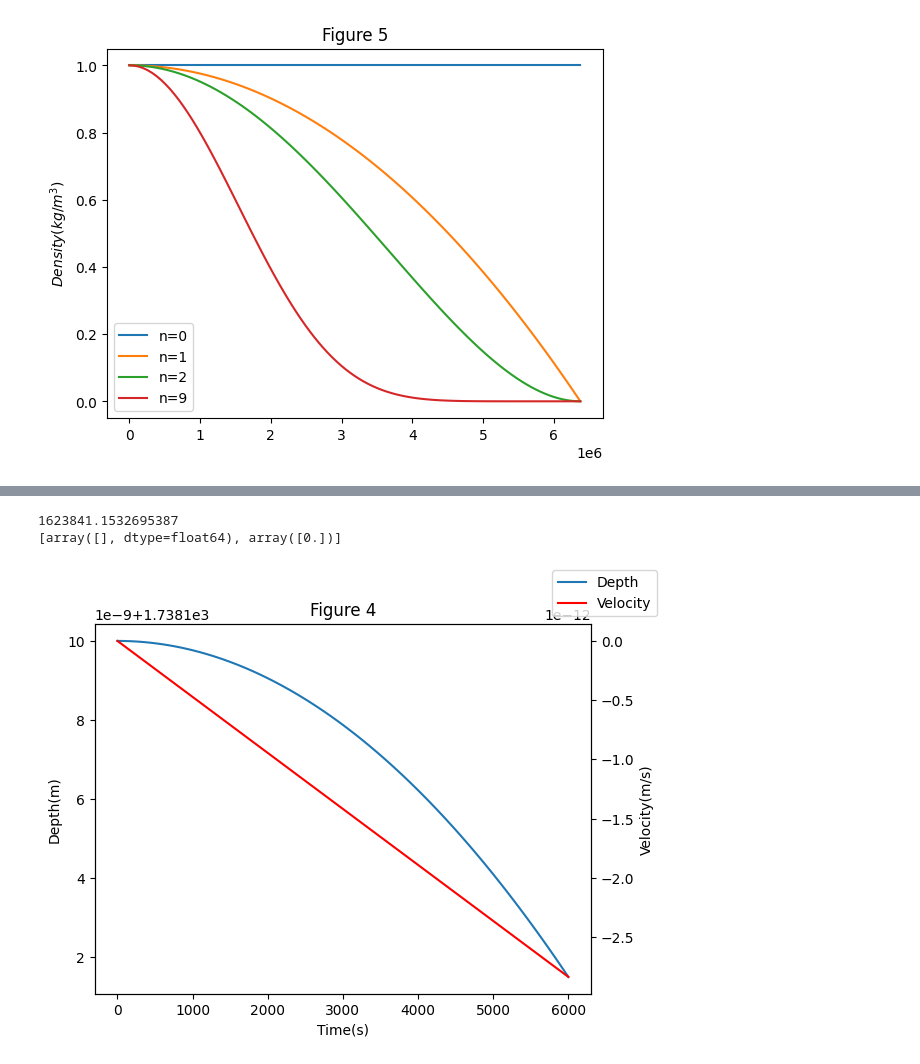
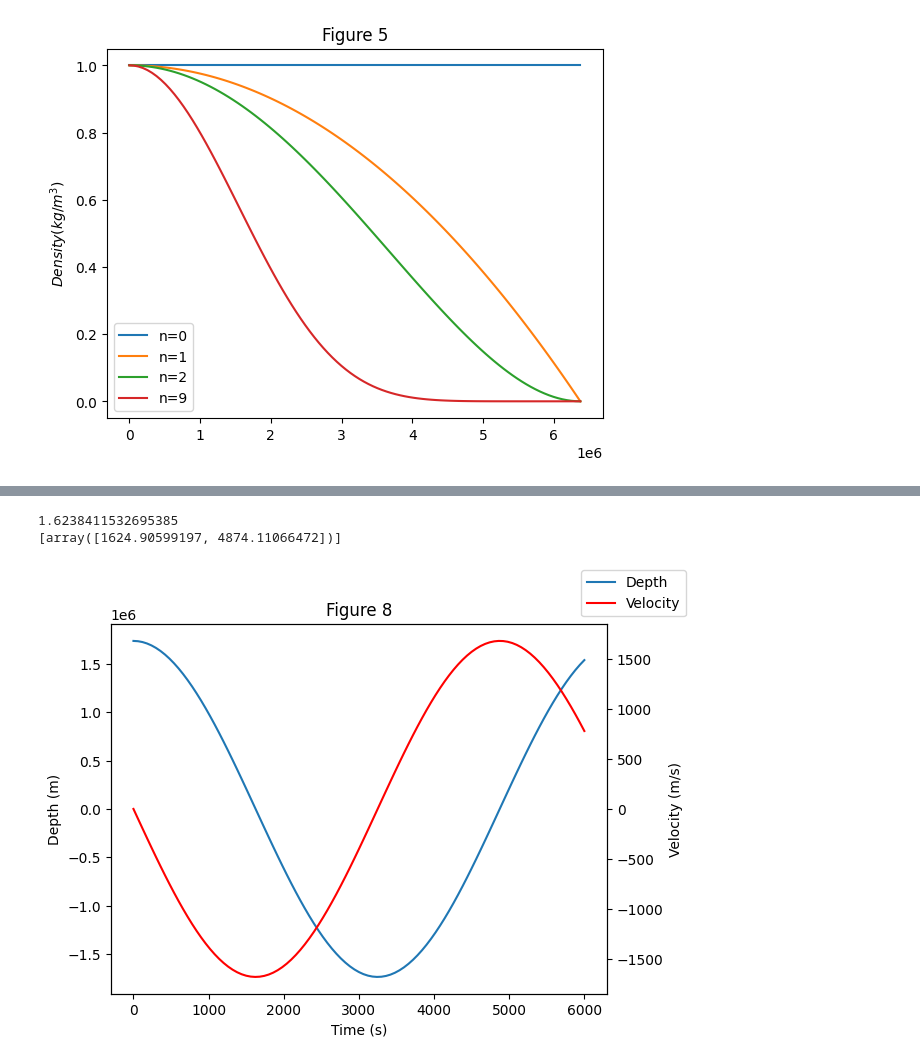
Before and after one commit to duddellasiri/PHYS265-spring25, a Jupyter notebook: Lab2/Lab2.ipynb, the cells around one changed output, grey strips where cells are left out. Drawn from its saved outputs; the diff is of its cells as text; code cells hidden in the pictures.

```diff
--- a/Lab2/Lab2.ipynb
+++ b/Lab2/Lab2.ipynb
@@ -212,19 +198,13 @@ As it is clear from the graph, the test mass hits the bottom before reaching the
 # %%
-#Part(d)
-a = 0.004
-tf = 100
-t = np.linspace(0,tf,101)
-soln = solve_ivp(fun = dragproj_2,
-                          t_span=(0,tf), # tuple
-                          y0=[yx0,yy0,vx0,vy0], #as an arrray
-                          args=(a,g0,2,re,omega),
-                          t_eval = t ,events=[bottom,wall]
-                      )
-yx,yy,vx,vy = soln.y[0],soln.y[1],soln.y[2],soln.y[3]
-t = soln.t
+sol = solve_ivp(omegaEquation, (0,100), [-2.5,0,0,0], args=(0.004,g0,2,re,omega), t_eval = np.linspace(0,100,101),events=[bottom,wall])
+yx,yy,vx,vy = sol.y[0],sol.y[1],sol.y[2],sol.y[3]
+
+t = sol.t
 fig,ax = plt.subplots()
 ax.plot(yy,yx,)
 ax.set_xlabel("Depth(m)")
 ax.set_ylabel("Transverse Position(m)")
-ax.set_title("Figure 3 with thrown from centre and considering drag");
+ax.set_title("Figure 3: Thrown from Center with Drag")
+
+print("Turning on drag results in the mass hitting the wall even sooner.")
 # %% [output]
@@ -351,46 +412,37 @@ ax.set_title("Figure 6");
 # %%
-def dragproj_1(t,s,a,g0,gamma,Re,y0):
-    y,v = s
+def dragEq(t,d,a,gv,gamma,Re,y0):
+    y,v = d
     dydt = v
-    g = (g0*(y/Re))
+    g = (gv*(y/rm))
     dvdt = -g+a*(v**gamma)
     return [dydt,dvdt]
 
-def reaching(t,s,a,g0,gamma,Re,y0):
-    y,v = s
+def endpoint(t,d,a,g0,gamma,Re,y0):
+    y,v = d
     return y
 
-def end(t,s,a,g0,gamma,Re,y0):
-    y,v = s
-    return v
 y0 = rm
 a = 0
-end.direction = 0
-end.terminal = False
+
 tf = 6000
 n=101
-g = G * mm/rm**2
+g = (G * mm)/rm**2
 print(g)
 t = np.linspace(0,tf,n)
-soln = solve_ivp(fun = dragproj_1,
-                          t_span=(0,tf), # tuple
-                          y0=[y0,0], #as an arrray
-                          args=(a,g,2,me,y0),
-                          t_eval = t,events=[reaching,end]
-                      )
+soln = solve_ivp(fun = dragEq, t_span=(0,tf), y0=[y0,0], args=(a,g,2,mm,y0),t_eval = t,events=[endpoint])
 y,v = soln.y
 t = soln.t
 fig,ax = plt.subplots()
-ax.plot(t,y,label="Depth");
-ax.set_xlabel("Time(s)");
-ax.set_ylabel("Depth(m)");
-ax.set_title("Figure 4");
+ax.plot(t,y,label="Depth")
+ax.set_xlabel("Time (s)")
+ax.set_ylabel("Depth (m)")
+ax.set_title("Figure 8")
 ax1 = ax.twinx()
-ax1.plot(t,v,'red',label="Velocity");
+ax1.plot(t,v,'red',label="Velocity")
 fig.legend()
 print(soln.t_events)
-ax1.set_ylabel("Velocity(m/s)");
+ax1.set_ylabel("Velocity (m/s)")
 # %% [output]
-1623841.1532695387
-[array([], dtype=float64), array([0.])]
+1.6238411532695385
+[array([1624.90599197, 4874.11066472])]
-[figure, old version]
+[figure, new version]
```
Also changed, not shown: parts of 15 cells of this notebook, 6 other files.
